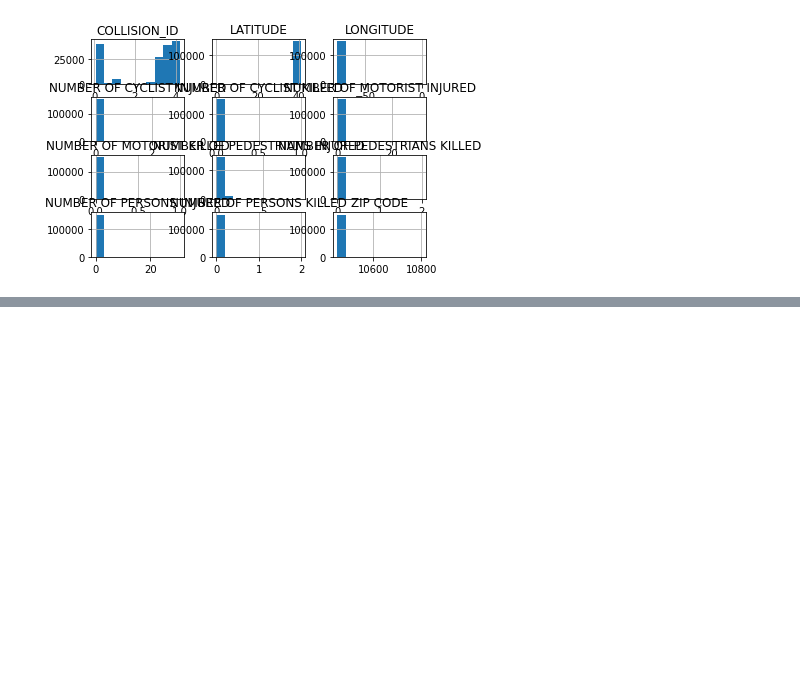
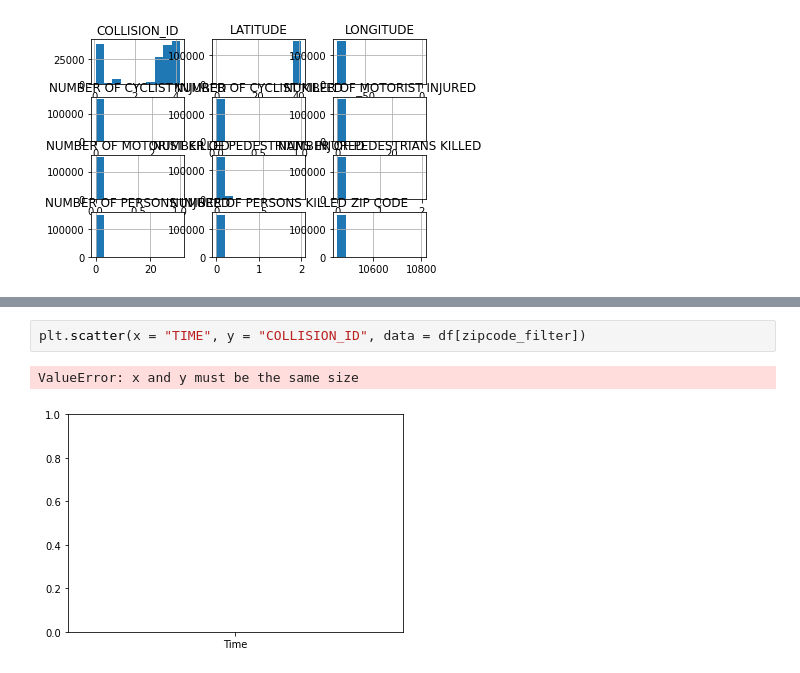
Before and after one commit to Dpinkney001/Data-Science-MAT328-Project-Spring-2021, a Jupyter notebook: Duvall Pinkney Data Science Project.ipynb, the cells around one changed output, grey strips where cells are left out. Drawn from its saved outputs; the diff is of its cells as text; blank space fills up the shorter version.

```diff
--- a/Duvall Pinkney Data Science Project.ipynb
+++ b/Duvall Pinkney Data Science Project.ipynb
@@ -162,0 +194,5 @@ bronx_filtered_data =
+# %%
+plt.scatter(x = "TIME", y = "COLLISION_ID", data = df[zipcode_filter])
+# %% [output]
+ValueError: x and y must be the same size
+[figure, added]
```
Also changed, not shown: parts of 6 cells of this notebook.
